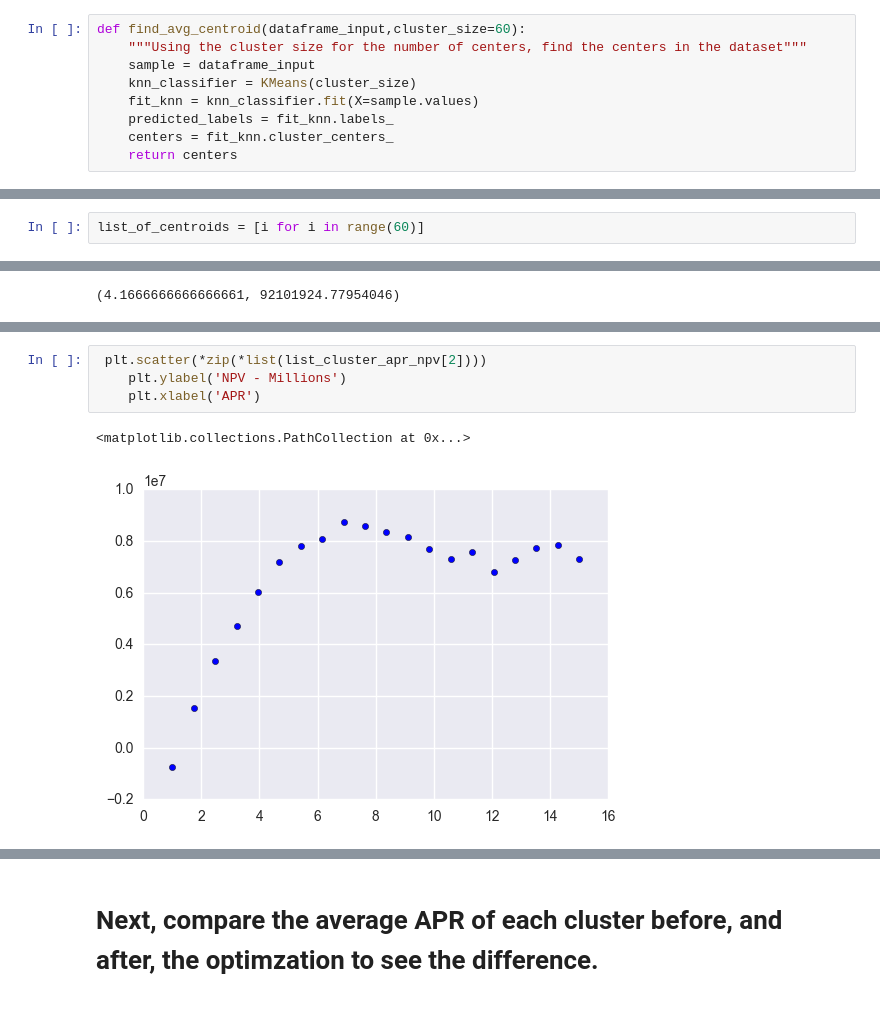
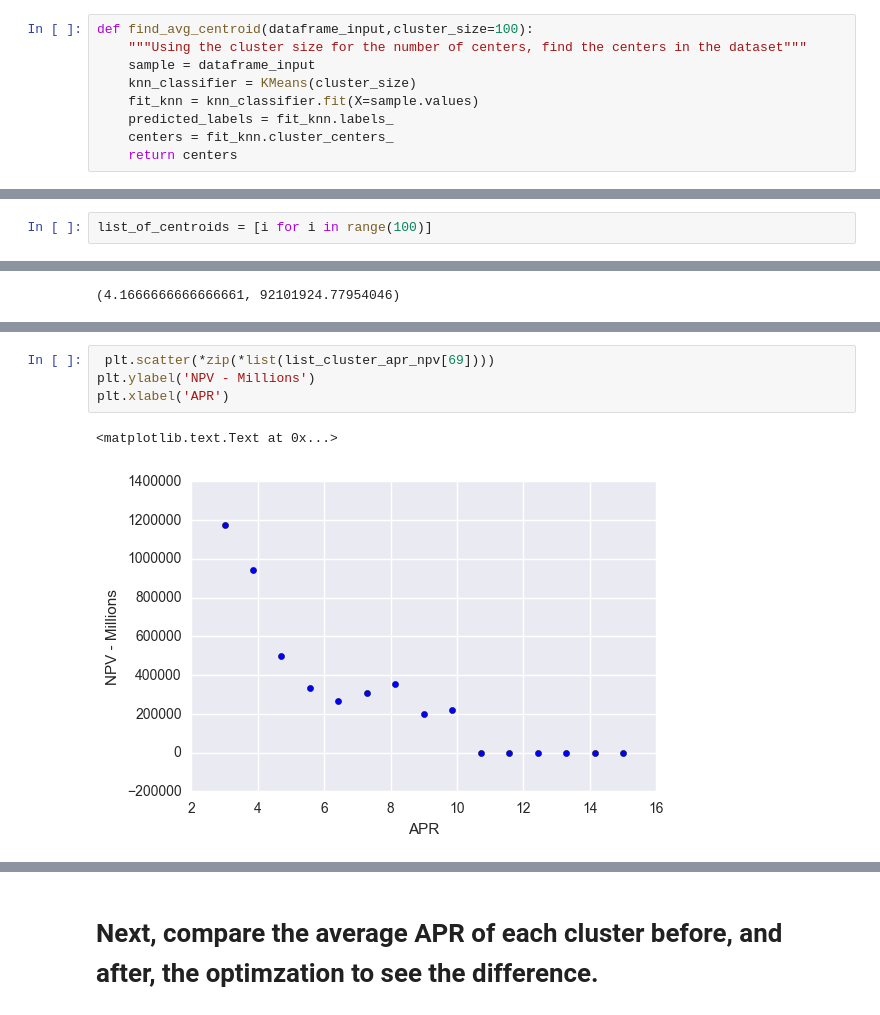
Before and after one commit to jonhilgart22/Galvanize-Data-Leadership, a Jupyter notebook: week6-Finance/Finance-Presentation-Team-8-JH.ipynb, the cells around one changed output, grey strips where cells are left out. Cells and saved outputs as stored; diff of their text form.

```diff
--- a/week6-Finance/Finance-Presentation-Team-8-JH.ipynb
+++ b/week6-Finance/Finance-Presentation-Team-8-JH.ipynb
@@ -135,7 +135,7 @@ The best number of clusters is 99
 # %% [markdown]
 - ~ 100 is the ideal nuber of clusters here. For simplicity, we used sixty clusters
 # %%
-def find_avg_centroid(dataframe_input,cluster_size=60):
+def find_avg_centroid(dataframe_input,cluster_size=100):
     """Using the cluster size for the number of centers, find the centers in the dataset"""
     sample = dataframe_input
     knn_classifier = KMeans(cluster_size)
@@ -190,7 +201,7 @@ df_data_clusters_dummy_no_date.head()
 # %% [markdown]
 # Next, create a random forest prediction of outcome per cluster_number
 # %%
-list_of_centroids = [i for i in range(60)]
+list_of_centroids = [i for i in range(100)]
 # %%
 def create_model_per_cluster(dataframe_in,list_of_clusters):
     """Create a logistic regression model for each cluster to predict outcome.
@@ -452,10 +464,10 @@ plt.xlabel('APR')
 # %%
- plt.scatter(*zip(*list(list_cluster_apr_npv[2])))
-    plt.ylabel('NPV - Millions')
-    plt.xlabel('APR')
+ plt.scatter(*zip(*list(list_cluster_apr_npv[69])))
+plt.ylabel('NPV - Millions')
+plt.xlabel('APR')
 # %% [output]
-<matplotlib.collections.PathCollection at 0x...>
+<matplotlib.text.Text at 0x...>
-[figure, old version]
+[figure, new version]
 # %%
 plt.scatter(*zip(*list(list_cluster_apr_npv[10])))
 plt.ylabel('NPV - Millions')
```
Also changed, not shown: parts of 24 cells of this notebook, 4 other files.
